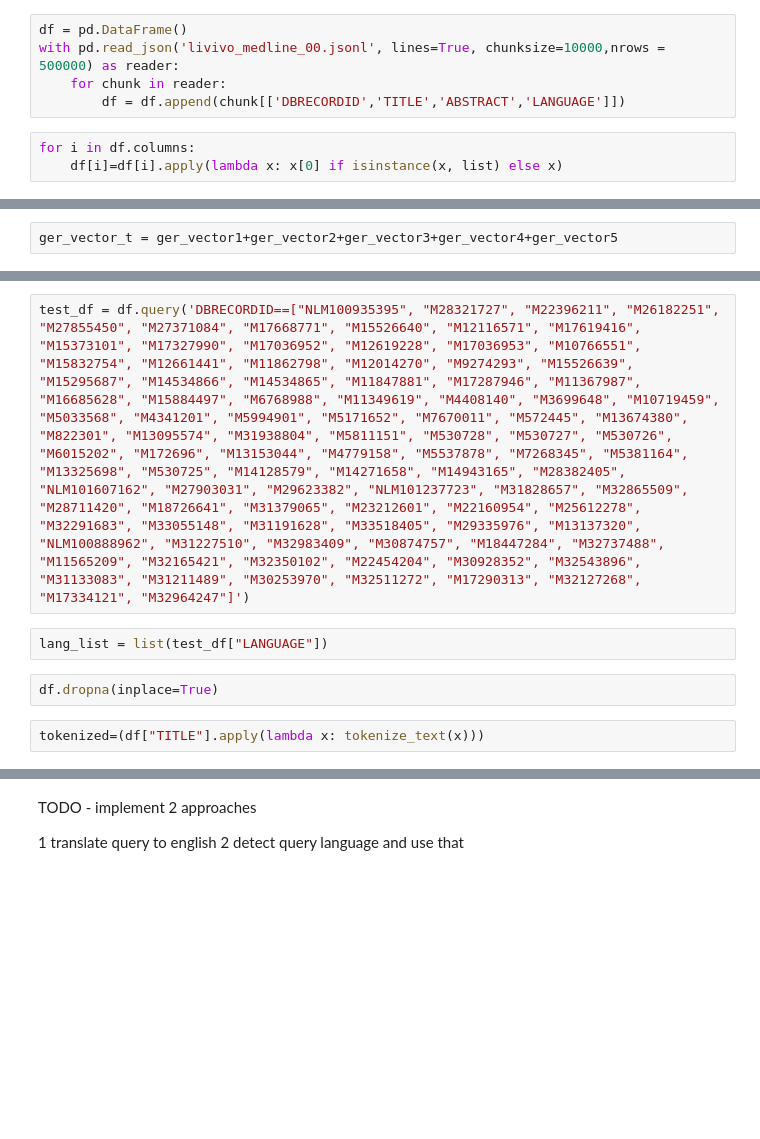
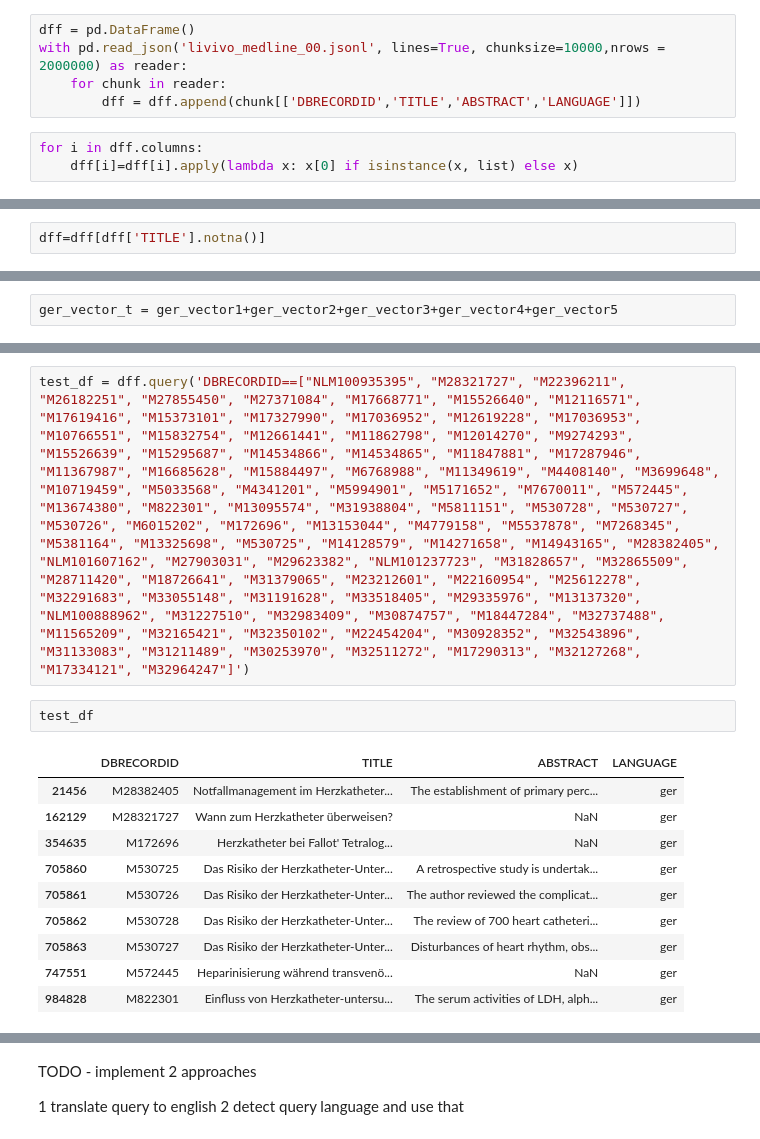
Before and after one commit to sebin0817/information-retrieval-project, a Jupyter notebook: IRnotebook.ipynb, the cells around one changed output, grey strips where cells are left out. Cells and saved outputs as stored; diff of their text form; blank space fills up the shorter version.

```diff
--- a/IRnotebook.ipynb
+++ b/IRnotebook.ipynb
@@ -135,8 +133,8 @@ print(FastVector.cosine_similarity(fre_vector, ger_vector))
 # %%
-df = pd.DataFrame()
-with pd.read_json('livivo_medline_00.jsonl', lines=True, chunksize=10000,nrows = 500000) as reader:
+dff = pd.DataFrame()
+with pd.read_json('livivo_medline_00.jsonl', lines=True, chunksize=10000,nrows = 2000000) as reader:
     for chunk in reader:
-        df = df.append(chunk[['DBRECORDID','TITLE','ABSTRACT','LANGUAGE']])
+        dff = dff.append(chunk[['DBRECORDID','TITLE','ABSTRACT','LANGUAGE']])
 # %%
-for i in df.columns:
-    df[i]=df[i].apply(lambda x: x[0] if isinstance(x, list) else x)
+for i in dff.columns:
+    dff[i]=dff[i].apply(lambda x: x[0] if isinstance(x, list) else x)
@@ -151,0 +141,2 @@ Name: LANGUAGE, dtype: int64
+# %%
+dff=dff[dff['TITLE'].notna()]
@@ -193,8 +247,15 @@ def tokenize_text(text):
 # %%
-test_df = df.query('DBRECORDID==["NLM100935395", "M28321727", "M22396211", "M26182251", "M27855450", "M27371084", "M17668771", "M15526640", "M12116571", "M17619416", "M15373101", "M17327990", "M17036952", "M12619228", "M17036953", "M10766551", "M15832754", "M12661441", "M11862798", "M12014270", "M9274293", "M15526639", "M15295687", "M14534866", "M14534865", "M11847881", "M17287946", "M11367987", "M16685628", "M15884497", "M6768988", "M11349619", "M4408140", "M3699648", "M10719459", "M5033568", "M4341201", "M5994901", "M5171652", "M7670011", "M572445", "M13674380", "M822301", "M13095574", "M31938804", "M5811151", "M530728", "M530727", "M530726", "M6015202", "M172696", "M13153044", "M4779158", "M5537878", "M7268345", "M5381164", "M13325698", "M530725", "M14128579", "M14271658", "M14943165", "M28382405", "NLM101607162", "M27903031", "M29623382", "NLM101237723", "M31828657", "M32865509", "M28711420", "M18726641", "M31379065", "M23212601", "M22160954", "M25612278", "M32291683", "M33055148", "M31191628", "M33518405", "M29335976", "M13137320", "NLM100888962", "M31227510", "M32983409", "M30874757", "M18447284", "M32737488", "M11565209", "M32165421", "M32350102", "M22454204", "M30928352", "M32543896", "M31133083", "M31211489", "M30253970", "M32511272", "M17290313", "M32127268", "M17334121", "M32964247"]')
+test_df = dff.query('DBRECORDID==["NLM100935395", "M28321727", "M22396211", "M26182251", "M27855450", "M27371084", "M17668771", "M15526640", "M12116571", "M17619416", "M15373101", "M17327990", "M17036952", "M12619228", "M17036953", "M10766551", "M15832754", "M12661441", "M11862798", "M12014270", "M9274293", "M15526639", "M15295687", "M14534866", "M14534865", "M11847881", "M17287946", "M11367987", "M16685628", "M15884497", "M6768988", "M11349619", "M4408140", "M3699648", "M10719459", "M5033568", "M4341201", "M5994901", "M5171652", "M7670011", "M572445", "M13674380", "M822301", "M13095574", "M31938804", "M5811151", "M530728", "M530727", "M530726", "M6015202", "M172696", "M13153044", "M4779158", "M5537878", "M7268345", "M5381164", "M13325698", "M530725", "M14128579", "M14271658", "M14943165", "M28382405", "NLM101607162", "M27903031", "M29623382", "NLM101237723", "M31828657", "M32865509", "M28711420", "M18726641", "M31379065", "M23212601", "M22160954", "M25612278", "M32291683", "M33055148", "M31191628", "M33518405", "M29335976", "M13137320", "NLM100888962", "M31227510", "M32983409", "M30874757", "M18447284", "M32737488", "M11565209", "M32165421", "M32350102", "M22454204", "M30928352", "M32543896", "M31133083", "M31211489", "M30253970", "M32511272", "M17290313", "M32127268", "M17334121", "M32964247"]')
-# %%
-lang_list = list(test_df["LANGUAGE"])
-# %%
-df.dropna(inplace=True)
-# %%
-tokenized=(df["TITLE"].apply(lambda x: tokenize_text(x)))
+# %%
+test_df
+# %% [output]
+|  | DBRECORDID | TITLE | ABSTRACT | LANGUAGE |
+| 21456 | M28382405 | Notfallmanagement im Herzkatheter... | The establishment of primary perc... | ger |
+| 162129 | M28321727 | Wann zum Herzkatheter überweisen? | NaN | ger |
+| 354635 | M172696 | Herzkatheter bei Fallot' Tetralog... | NaN | ger |
+| 705860 | M530725 | Das Risiko der Herzkatheter-Unter... | A retrospective study is undertak... | ger |
+| 705861 | M530726 | Das Risiko der Herzkatheter-Unter... | The author reviewed the complicat... | ger |
+| 705862 | M530728 | Das Risiko der Herzkatheter-Unter... | The review of 700 heart catheteri... | ger |
+| 705863 | M530727 | Das Risiko der Herzkatheter-Unter... | Disturbances of heart rhythm, obs... | ger |
+| 747551 | M572445 | Heparinisierung während transvenö... | NaN | ger |
+| 984828 | M822301 | Einfluss von Herzkatheter-untersu... | The serum activities of LDH, alph... | ger |
```
Also changed, not shown: parts of 30 cells of this notebook.
